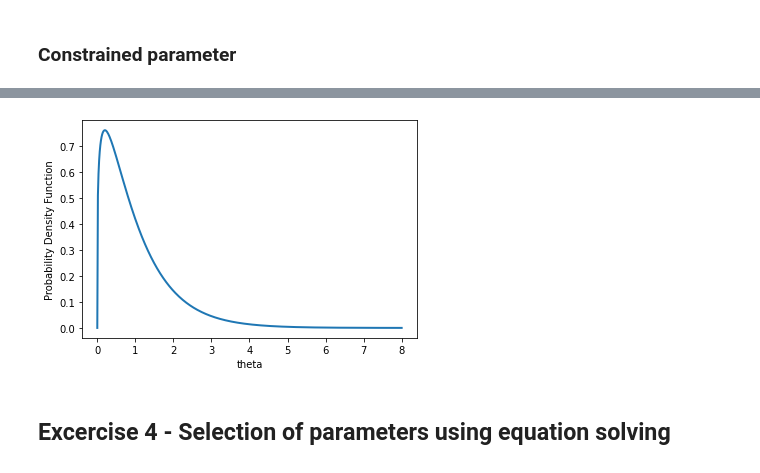
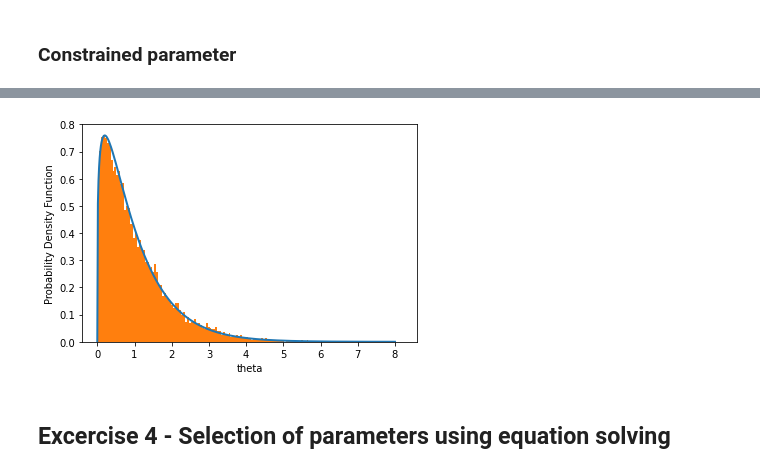
Before and after one commit to mateuszsaternus/DA2023, a Jupyter notebook: lab2/lab2.ipynb, the cells around one changed output, grey strips where cells are left out. Drawn from its saved outputs; the diff is of its cells as text; code cells hidden in the pictures.

```diff
--- a/lab2/lab2.ipynb
+++ b/lab2/lab2.ipynb
@@ -138,17 +142,19 @@ INFO:cmdstanpy:CmdStan done processing.
 # %%
 N=500
 xs = np.linspace(0,8,N)
 pdfs = stats.gamma.pdf(xs, 1.25, scale = 1 / 1.25)
 
 plt.plot(xs, pdfs, linewidth=2)
 
 ## add histogram of theta samples from the second model with 160 bins
+plt.hist(out_gamma2.draws_pd()['theta'], bins=160, density=True)
+
 
 plt.gca().set_xlabel("theta")
 plt.gca().set_ylabel("Probability Density Function")
 plt.show()
 # %% [output]
-[figure, old version]
+[figure, new version]
 # %% [markdown]
 ## Excercise 4 -  Selection of parameters using equation solving
 # %%
```
Also changed, not shown: parts of 10 cells of this notebook.
